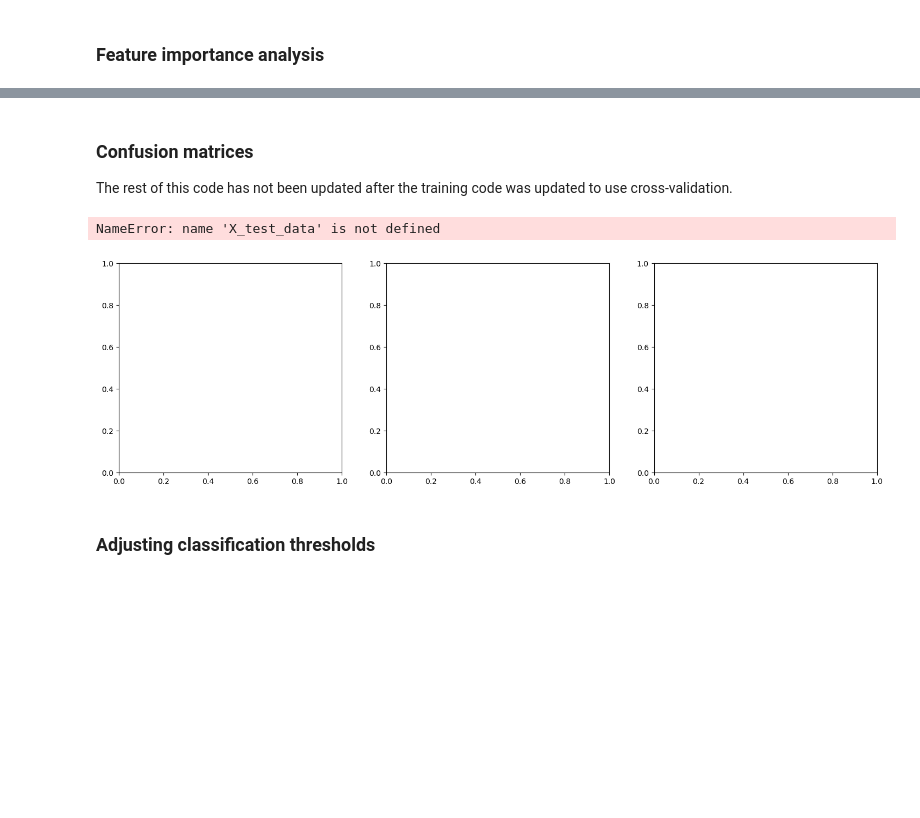
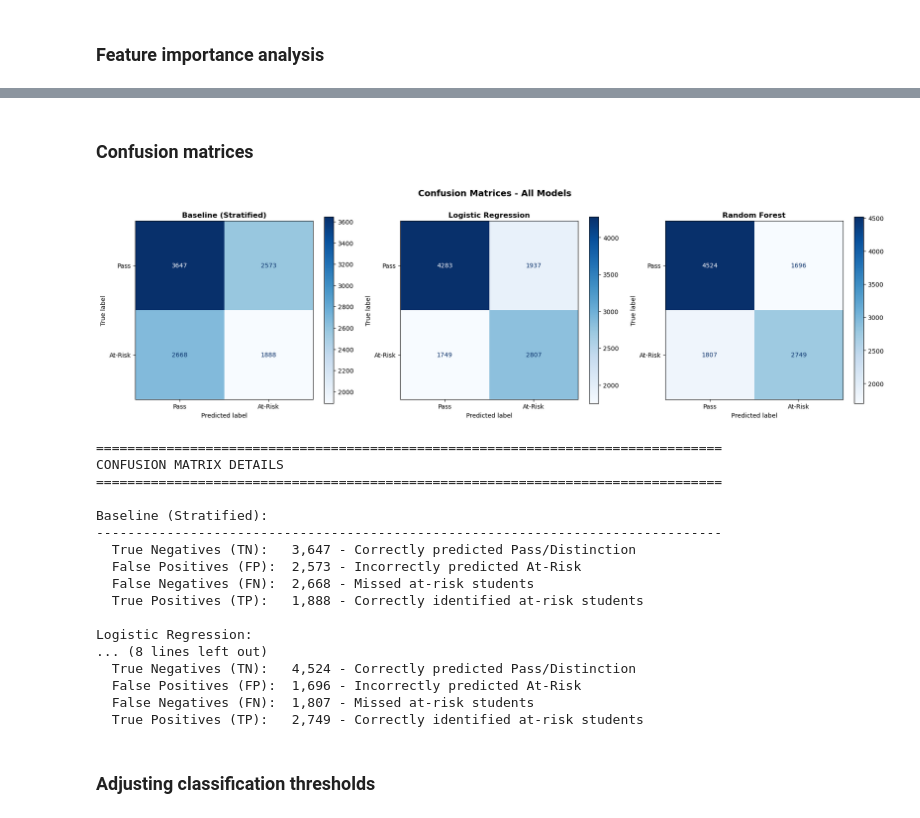
Before and after one commit to Erdos-Projects/fall-2025-risk-factors-in-online-courses, a Jupyter notebook: models_compare_w3.ipynb, the cells around one changed output, grey strips where cells are left out. Drawn from its saved outputs; the diff is of its cells as text; code cells hidden in the pictures; blank space fills up the shorter version.

```diff
--- a/models_compare_w3.ipynb
+++ b/models_compare_w3.ipynb
@@ -402,7 +407,6 @@ for model in models:
             y_test_proba = this_model.predict_proba(X_ho)[:, 1]
             y_train_proba = this_model.predict_proba(X_tt)[:, 1]
             test_auc = roc_auc_score(y_ho, y_test_proba)
-            train_auc = roc_auc_score(y_tt, y_train_proba)
         except:
             test_auc = train_auc = np.nan
 
@@ -629,60 +664,68 @@ TOP 3 MOST IMPORTANT FEATURES
 # %% [markdown]
 ### Confusion matrices
-
-The rest of this code has not been updated after the training code was updated to use cross-validation.
 # %%
 from sklearn.metrics import confusion_matrix, ConfusionMatrixDisplay
 
 # Create subplots for all models
 fig, axes = plt.subplots(1, 3, figsize=(18, 5))
 
-base_model = DummyClassifier(strategy='stratified', random_state=42)
-base_model.fit(X_tt,y_tt)
+analyze_models = {
+    'Baseline (Stratified)': base_model,
+    'Logistic Regression': lr_model,
+    'Random Forest': rf_model
+}
 
-model_configs = [
-    ('Baseline (Stratified)', base_model,
-     models['Baseline (Stratified)']['X_test']),
-    ('Logistic Regression', models['Logistic Regression']['model'],
-     models['Logistic Regression']['X_test']),
-    ('Random Forest', models['Random Forest']['model'],
-     models['Random Forest']['X_test'])
-]
-
-for idx, (model_name, model, X_ho_data) in enumerate(model_configs):
+for idx, model in enumerate(analyze_models):
     # Get predictions
-    y_test_pred = model.predict(X_test_data)
+    y_pred = analyze_models[model].predict(X_train)
 
     # Create confusion matrix
-    cm = confusion_matrix(y_test, y_test_pred)
+    cm = confusion_matrix(y_train, y_pred)
 
     # Display
     disp = ConfusionMatrixDisplay(confusion_matrix=cm,
                                    display_labels=['Pass', 'At-Risk'])
     disp.plot(cmap='Blues', ax=axes[idx], values_format='d')
-    axes[idx].set_title(f'{model_name}', fontsize=12, fontweight='bold')
+    axes[idx].set_title(f'{model}', fontsize=12, fontweight='bold')
 
 plt.suptitle('Confusion Matrices - All Models', fontsize=14, fontweight='bold', y=1.02)
 plt.tight_layout()
 plt.show()
 
 # Print detailed breakdown for each model
 print("\n" + "=" * 80)
 print("CONFUSION MATRIX DETAILS")
 print("=" * 80)
 
-for model_name, model, X_test_data in model_configs:
-    y_test_pred = model.predict(X_test_data)
-    cm = confusion_matrix(y_test, y_test_pred)
+for model in analyze_models:
+    y_pred = analyze_models[model].predict(X_train)
+    cm = confusion_matrix(y_train, y_pred)
 
-    print(f"\n{model_name}:")
+    print(f"\n{model}:")
     print("-" * 80)
     print(f"  True Negatives (TN):  {cm[0, 0]:>6,} - Correctly predicted Pass/Distinction")
     print(f"  False Positives (FP): {cm[0, 1]:>6,} - Incorrectly predicted At-Risk")
     print(f"  False Negatives (FN): {cm[1, 0]:>6,} - Missed at-risk students")
     print(f"  True Positives (TP):  {cm[1, 1]:>6,} - Correctly identified at-risk students")
 # %% [output]
+[figure, new version]
-NameError: name 'X_test_data' is not defined
+================================================================================
+CONFUSION MATRIX DETAILS
+================================================================================
+
+Baseline (Stratified):
+--------------------------------------------------------------------------------
+  True Negatives (TN):   3,647 - Correctly predicted Pass/Distinction
+  False Positives (FP):  2,573 - Incorrectly predicted At-Risk
+  False Negatives (FN):  2,668 - Missed at-risk students
+  True Positives (TP):   1,888 - Correctly identified at-risk students
+
+Logistic Regression:
+... (8 lines left out)
+  True Negatives (TN):   4,524 - Correctly predicted Pass/Distinction
+  False Positives (FP):  1,696 - Incorrectly predicted At-Risk
+  False Negatives (FN):  1,807 - Missed at-risk students
+  True Positives (TP):   2,749 - Correctly identified at-risk students
-[figure, old version]
 # %% [markdown]
 ### Adjusting classification thresholds
 # %% [markdown]
```
Also changed, not shown: parts of 24 cells of this notebook.
